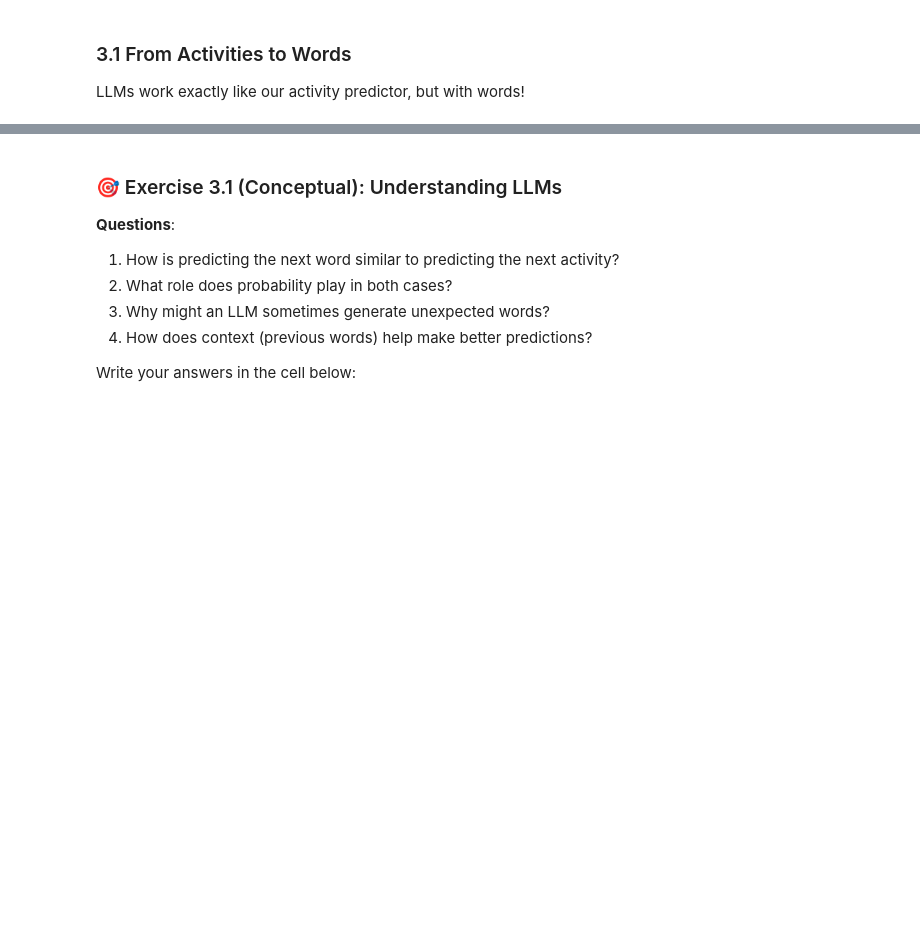
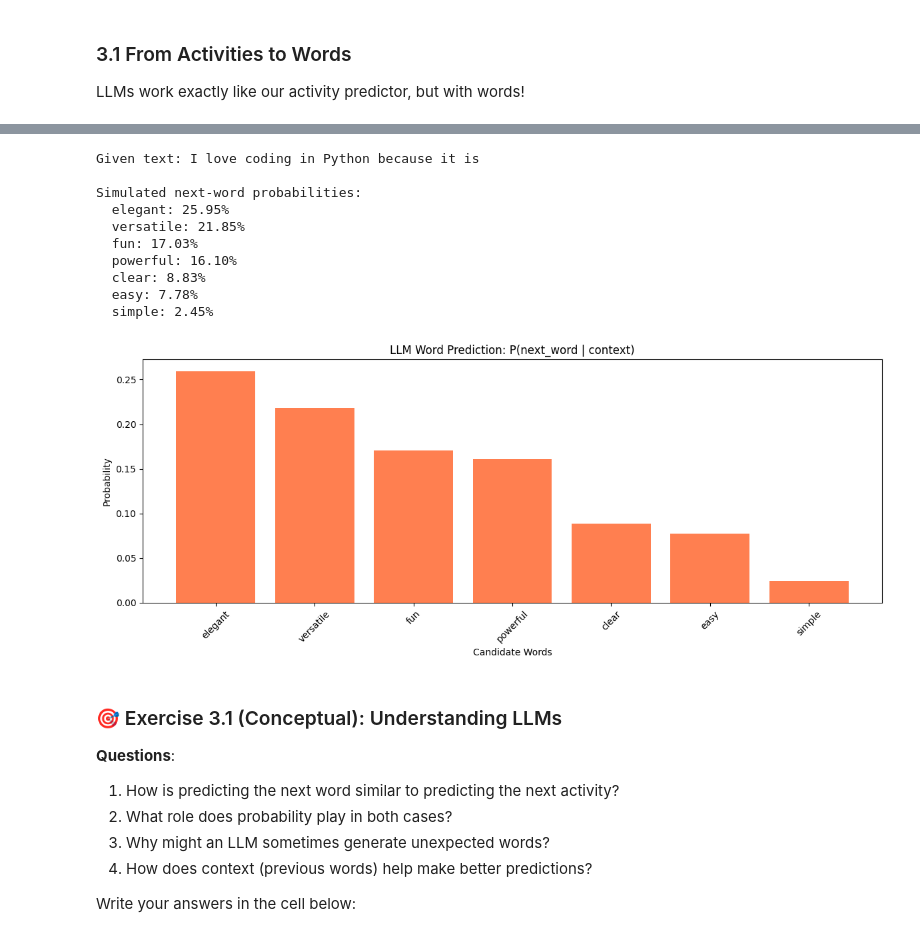
Before and after one commit to RozieKii/localTest, a Jupyter notebook: 01_probability_neural_networks.ipynb, the cells around one changed output, grey strips where cells are left out. Cells and saved outputs as stored; diff of their text form; code cells hidden in the pictures; blank space fills up the shorter version.

```diff
--- a/01_probability_neural_networks.ipynb
+++ b/01_probability_neural_networks.ipynb
@@ -499,3 +1167,52 @@ plt.show()
+# %%
+
+# Part 3.1: Simulating next-word prediction
+
+text_sequence = "I love coding in Python because it is"
+words = text_sequence.split()
+
+word_vocab = [
+    'fun', 'easy', 'powerful', 'versatile',
+    'simple', 'clear', 'elegant'
+]
+
+# Generate random scores (not a real LLM prediction)
+word_probs = np.random.rand(len(word_vocab))
+word_probs = word_probs / word_probs.sum()
+
+# Pair words with probabilities and sort from highest to lowest
+word_dist = dict(zip(word_vocab, word_probs))
+word_dist = dict(
+    sorted(word_dist.items(), key=lambda x: x[1], reverse=True)
+)
+
+print("Given text:", text_sequence)
+print("\nSimulated next-word probabilities:")
+
+for word, prob in word_dist.items():
+    print(f"  {word}: {prob:.2%}")
+
+# Visualize the probability distribution
+plt.figure(figsize=(12, 5))
+plt.bar(word_dist.keys(), word_dist.values(), color='coral')
+plt.title('LLM Word Prediction: P(next_word | context)')
+plt.ylabel('Probability')
+plt.xlabel('Candidate Words')
+plt.xticks(rotation=45)
+plt.tight_layout()
+plt.show()
+# %% [output]
+Given text: I love coding in Python because it is
+
+Simulated next-word probabilities:
+  elegant: 25.95%
+  versatile: 21.85%
+  fun: 17.03%
+  powerful: 16.10%
+  clear: 8.83%
+  easy: 7.78%
+  simple: 2.45%
+[figure, added]
 # %% [markdown]
 ### 🎯 Exercise 3.1 (Conceptual): Understanding LLMs
 
```
Also changed, not shown: parts of 37 cells of this notebook.
